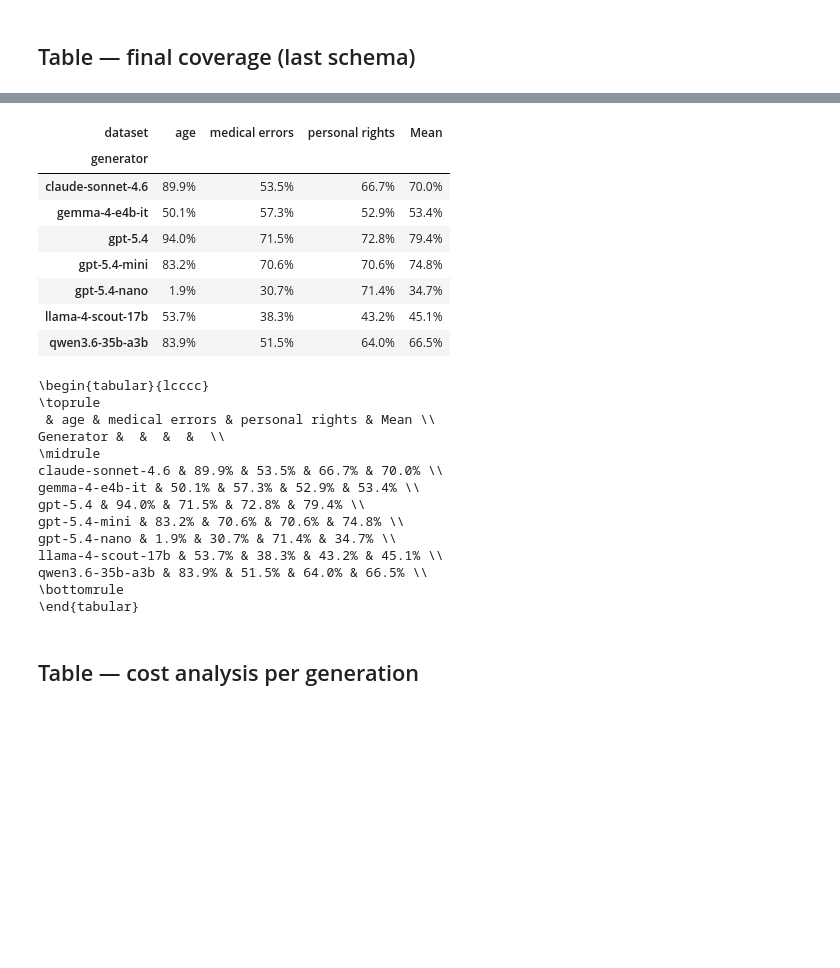
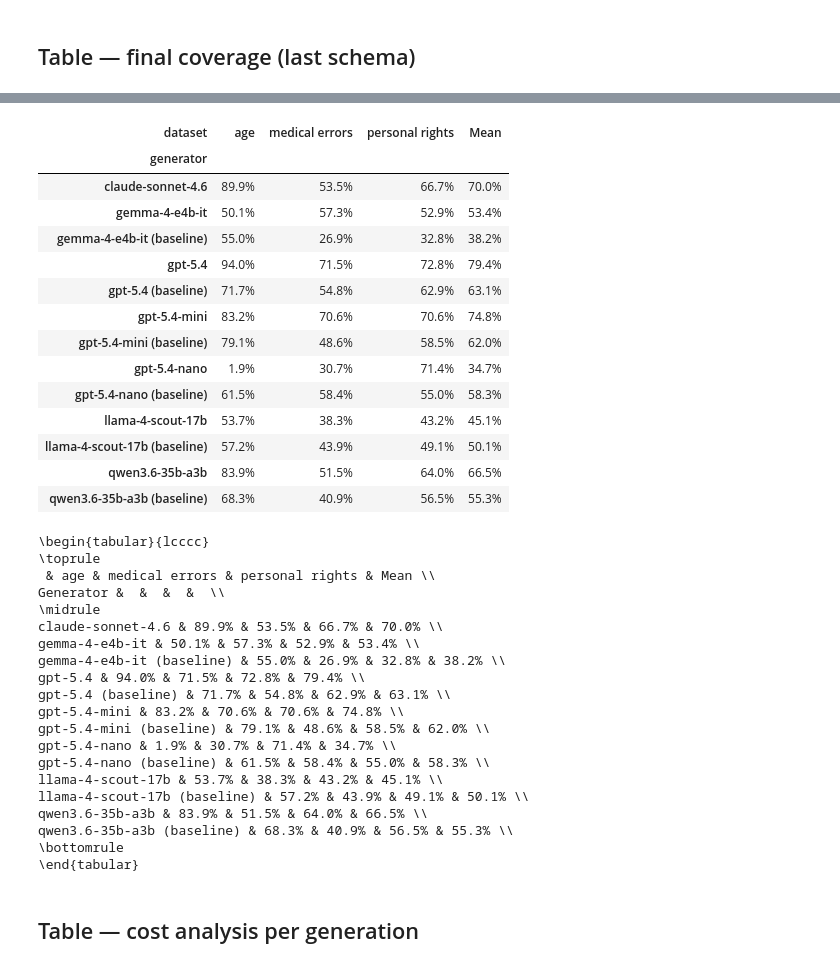
Before and after one commit to pwr-ai/schematize, a Jupyter notebook: notebooks/single_run_analysis.ipynb, the cells around one changed output, grey strips where cells are left out. Saved outputs shown, nothing was run; the diff lists cells and outputs as text; code cells hidden in the pictures; blank space fills up the shorter version.

Commit message:
feat: enhance single-run analysis notebook and update evaluation scripts for improved model handling and ablation experiments

```diff
--- a/notebooks/single_run_analysis.ipynb
+++ b/notebooks/single_run_analysis.ipynb
@@ -199,3 +199,32 @@ Saved: /home/asawczyn/dev/schematize/outputs/figures/single_run_coverage_by_sche
 [figure]
 # %% [markdown]
 ## Table — final coverage (last schema)
+# %%
+BASELINE_EVAL_DIR = ROOT / "outputs" / "baseline_evaluation"
+
+baseline_records = []
+for path in sorted(BASELINE_EVAL_DIR.glob("**/evaluation.json")):
+    # path: baseline_evaluation/{evaluator}/{generator}/{dataset}/evaluation.json
+    dataset   = path.parent.name
+    generator = path.parent.parent.name
+    evaluator = path.parent.parent.parent.name
+    ed = json.loads(path.read_text())
+    for schema in ed["evaluations"]:
+        cov, hc = [], []
+        for expert in schema["experts"]:
+            t = expert["total_questions"]
+            if t:
+                cov.append(expert["covered_questions"] / t)
+                hc.append(expert["high_confidence"] / t)
+        if cov:
+            baseline_records.append({
+                "evaluator":  evaluator,
+                "generator":  f"{generator} (baseline)",
+                "dataset":    dataset,
+                "coverage":   float(np.mean(cov)),
+                "high_conf":  float(np.mean(hc)),
+            })
+
+baseline_df = pd.DataFrame(baseline_records)
+print(f"{len(baseline_df)} baseline schema evaluations · {baseline_df['generator'].nunique()} generator(s)")
+baseline_df.head()
@@ -202,33 +239,44 @@ Saved: /home/asawczyn/dev/schematize/outputs/figures/single_run_coverage_by_sche
 # %%
 last_idx = df.groupby(["evaluator", "generator", "dataset"])["schema_index"].transform("max")
 final_df = df[df["schema_index"] == last_idx]
 
+combined_df = pd.concat(
+    [final_df[["generator", "dataset", "coverage"]], baseline_df[["generator", "dataset", "coverage"]]],
+    ignore_index=True,
+)
+
 pivot = (
-    final_df.groupby(["generator", "dataset"])["coverage"]
+    combined_df.groupby(["generator", "dataset"])["coverage"]
     .mean()
     .unstack("dataset")
     .rename(columns=lambda c: fmt_label(c))
 )
 pivot["Mean"] = pivot.mean(axis=1)
 display(pivot.map("{:.1%}".format))
 
 print(
     pivot
     .rename_axis("Generator")
     .rename_axis(None, axis=1)
     .map("{:.1%}".format)
     .to_latex(column_format="l" + "c" * len(pivot.columns))
 )
 # %% [output]
 | dataset | age | medical errors | personal rights | Mean |
 | generator |  |  |  |  |
 | claude-sonnet-4.6 | 89.9% | 53.5% | 66.7% | 70.0% |
 | gemma-4-e4b-it | 50.1% | 57.3% | 52.9% | 53.4% |
+| gemma-4-e4b-it (baseline) | 55.0% | 26.9% | 32.8% | 38.2% |
 | gpt-5.4 | 94.0% | 71.5% | 72.8% | 79.4% |
+| gpt-5.4 (baseline) | 71.7% | 54.8% | 62.9% | 63.1% |
 | gpt-5.4-mini | 83.2% | 70.6% | 70.6% | 74.8% |
+| gpt-5.4-mini (baseline) | 79.1% | 48.6% | 58.5% | 62.0% |
 | gpt-5.4-nano | 1.9% | 30.7% | 71.4% | 34.7% |
+| gpt-5.4-nano (baseline) | 61.5% | 58.4% | 55.0% | 58.3% |
 | llama-4-scout-17b | 53.7% | 38.3% | 43.2% | 45.1% |
+| llama-4-scout-17b (baseline) | 57.2% | 43.9% | 49.1% | 50.1% |
 | qwen3.6-35b-a3b | 83.9% | 51.5% | 64.0% | 66.5% |
+| qwen3.6-35b-a3b (baseline) | 68.3% | 40.9% | 56.5% | 55.3% |
 \begin{tabular}{lcccc}
 \toprule
  & age & medical errors & personal rights & Mean \\
@@ -236,11 +284,17 @@ Generator &  &  &  &  \\
 \midrule
 claude-sonnet-4.6 & 89.9% & 53.5% & 66.7% & 70.0% \\
 gemma-4-e4b-it & 50.1% & 57.3% & 52.9% & 53.4% \\
+gemma-4-e4b-it (baseline) & 55.0% & 26.9% & 32.8% & 38.2% \\
 gpt-5.4 & 94.0% & 71.5% & 72.8% & 79.4% \\
+gpt-5.4 (baseline) & 71.7% & 54.8% & 62.9% & 63.1% \\
 gpt-5.4-mini & 83.2% & 70.6% & 70.6% & 74.8% \\
+gpt-5.4-mini (baseline) & 79.1% & 48.6% & 58.5% & 62.0% \\
 gpt-5.4-nano & 1.9% & 30.7% & 71.4% & 34.7% \\
+gpt-5.4-nano (baseline) & 61.5% & 58.4% & 55.0% & 58.3% \\
 llama-4-scout-17b & 53.7% & 38.3% & 43.2% & 45.1% \\
+llama-4-scout-17b (baseline) & 57.2% & 43.9% & 49.1% & 50.1% \\
 qwen3.6-35b-a3b & 83.9% & 51.5% & 64.0% & 66.5% \\
+qwen3.6-35b-a3b (baseline) & 68.3% & 40.9% & 56.5% & 55.3% \\
 \bottomrule
 \end{tabular}
 # %% [markdown]
```
Also changed, not shown: parts of 2 cells of this notebook, 5 other files.
